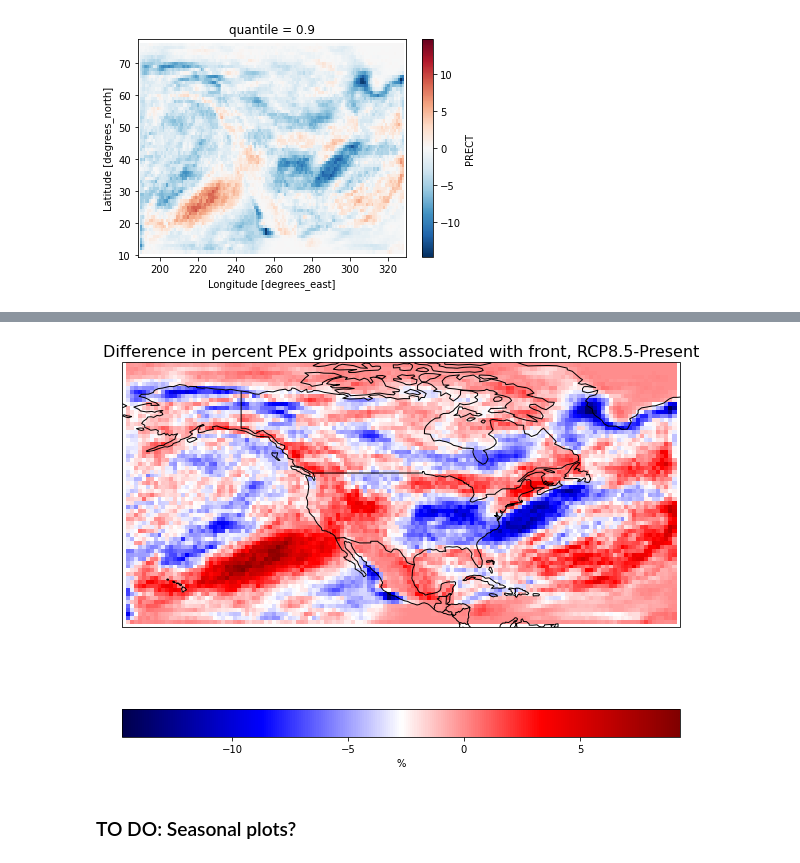
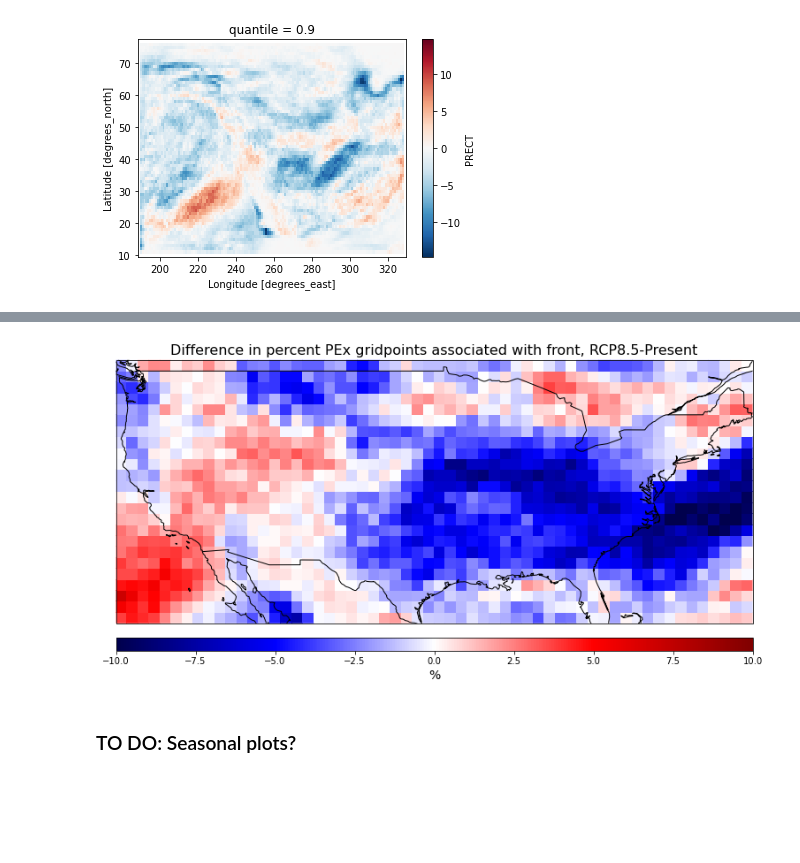
Before and after one commit to katiedagon/ML-extremes, a Jupyter notebook: notebooks/FrontsAnalysis_PEx.ipynb, the cells around one changed output, grey strips where cells are left out. Saved outputs shown, nothing was run; the diff lists cells and outputs as text; code cells hidden in the pictures; blank space fills up the shorter version.

```diff
--- a/notebooks/FrontsAnalysis_PEx.ipynb
+++ b/notebooks/FrontsAnalysis_PEx.ipynb
@@ -962,10 +1489,10 @@ bilinear
 # %% [markdown]
 ### Calculate 90th percentile precipitation at each gridpoint
 # %%
-p90_rcp85 = PRECT_1deg_int_rcp85.chunk({'time': -1}).quantile(0.9, dim='time')
+p90_rcp85 = PRECT_1deg_rcp85.chunk({'time': -1}).quantile(0.9, dim='time')
 # %% [markdown]
 ### Select gridpoints where precipitation at a given time is greater than p90
 # %%
-PEx_rcp85 = PRECT_1deg_int_rcp85.where(PRECT_1deg_int_rcp85 > p90_rcp85)
+PEx_rcp85 = PRECT_1deg_rcp85.where(PRECT_1deg_rcp85 > p90_rcp85)
 # %%
 %%time
@@ -1021,6 +1611,8 @@ overlap_time_rcp85 = PEx_front_rcp85.notnull().sum(dim='time')
 PExgridpoints_time_rcp85 = PEx_rcp85.notnull().sum(dim='time')
 # %%
 npercentPEx_time_rcp85 = 100*(overlap_time_rcp85/PExgridpoints_time_rcp85)
+# %%
+npercentPEx_time_rcp85_CONUS = npercentPEx_time_rcp85.sel(lat=slice(26,50), lon=slice(-125,-68)) # CESM grid lons
 # %%
 %%time
 fig = plt.figure(figsize=(10,10))
@@ -1150,5 +1775,6 @@ plt.legend();
 # %%
 spatialdiff = npercentPEx_time_rcp85 - npercentPEx_time
+spatialdiff_CONUS = npercentPEx_time_rcp85_CONUS - npercentPEx_time_CONUS
 # %%
 %%time
 spatialdiff.plot();
@@ -1161,21 +1787,29 @@ Wall time: 1min 10s
 %%time
 fig = plt.figure(figsize=(10,10))
 
-ax = fig.add_subplot(1,1,1, projection=ccrs.PlateCarree())
+#ax = fig.add_subplot(1,1,1, projection=ccrs.PlateCarree())
+ax = fig.add_axes([0.,0.,1.,1.], projection=ccrs.PlateCarree())
 
 ax.coastlines()
 ax.add_feature(cfeature.BORDERS)
 
-field, lon = add_cyclic_point(spatialdiff, coord=spatialdiff.lon)
-lat = spatialdiff.lat
-cf = ax.pcolor(lon, lat, field, cmap='seismic', transform=ccrs.PlateCarree())
+# discrete colormap
+#cmap=plt.cm.get_cmap('seismic', 48)
+cmap=plt.cm.get_cmap('seismic')
+
+field, lon = add_cyclic_point(spatialdiff_CONUS, coord=spatialdiff_CONUS.lon)
+lat = spatialdiff_CONUS.lat
+cf = ax.pcolor(lon, lat, field, cmap=cmap, vmin=-10, vmax=10, transform=ccrs.PlateCarree())
 
 # add colorbar
-cbar = plt.colorbar(cf, orientation='horizontal')
-cbar.set_label('%')
+#cbar = plt.colorbar(cf, orientation='horizontal')
+#cbar.set_label('%')
+cb_ax = fig.add_axes([0, 0.25, 1, 0.02])
+cbar = plt.colorbar(cf, cax=cb_ax, orientation='horizontal')
+cbar.ax.set_xlabel('%', fontsize=14)
 
 # add title
 ax.set_title('Difference in percent PEx gridpoints associated with front, RCP8.5-Present', fontsize=16);
 
-#plt.savefig('../figures/toSCP/npercentPEx_time_diff.png', bbox_inches='tight')
+#plt.savefig('../figures/toSCP/npercentPEx_time_diff_altcolor.png', bbox_inches='tight')
 # %% [output]
@@ -1184,3 +1818,3 @@ Wall time: 1min 37s
-[figure, old version]
+[figure, new version]
 # %% [markdown]
 ### TO DO: Seasonal plots?
```
Also changed, not shown: parts of 136 cells of this notebook, 8 other files.
